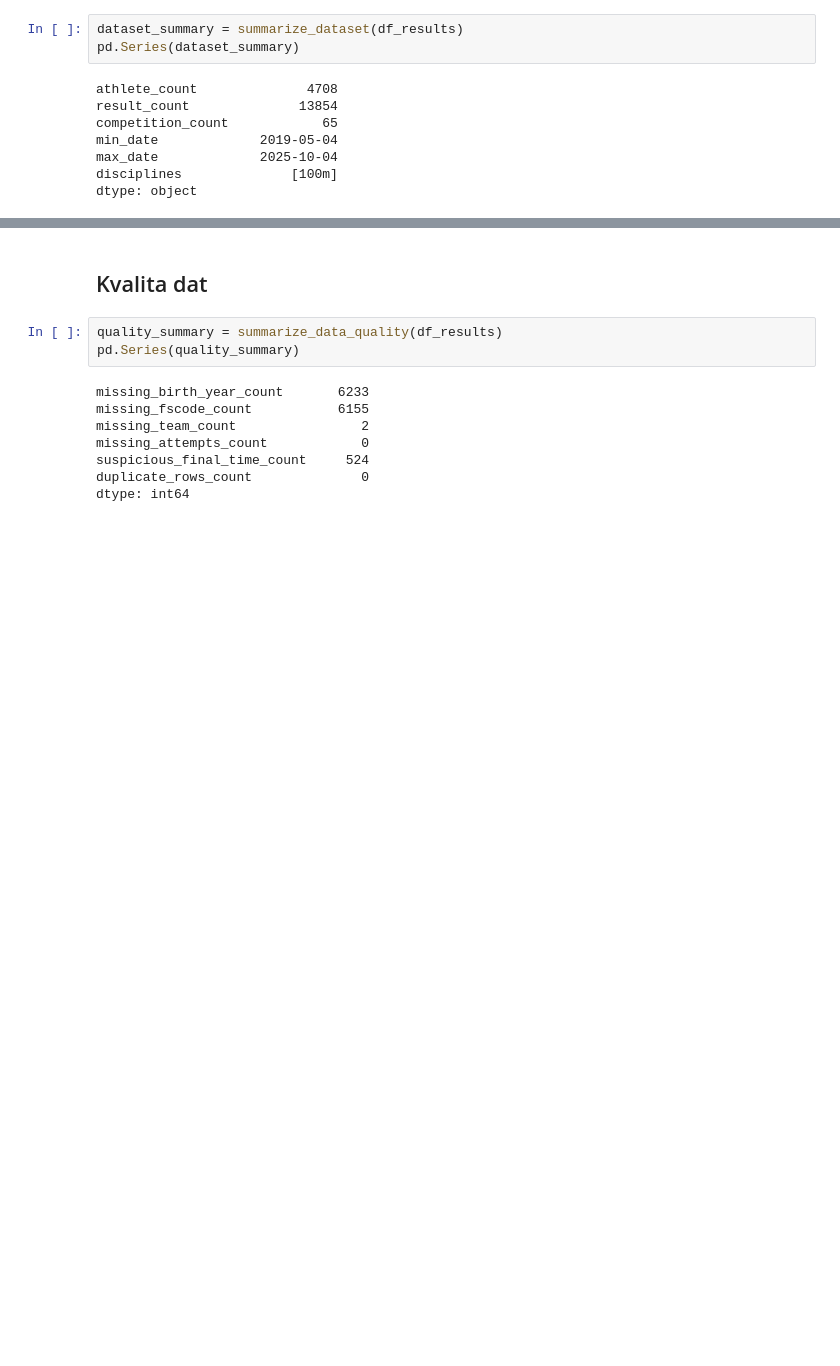
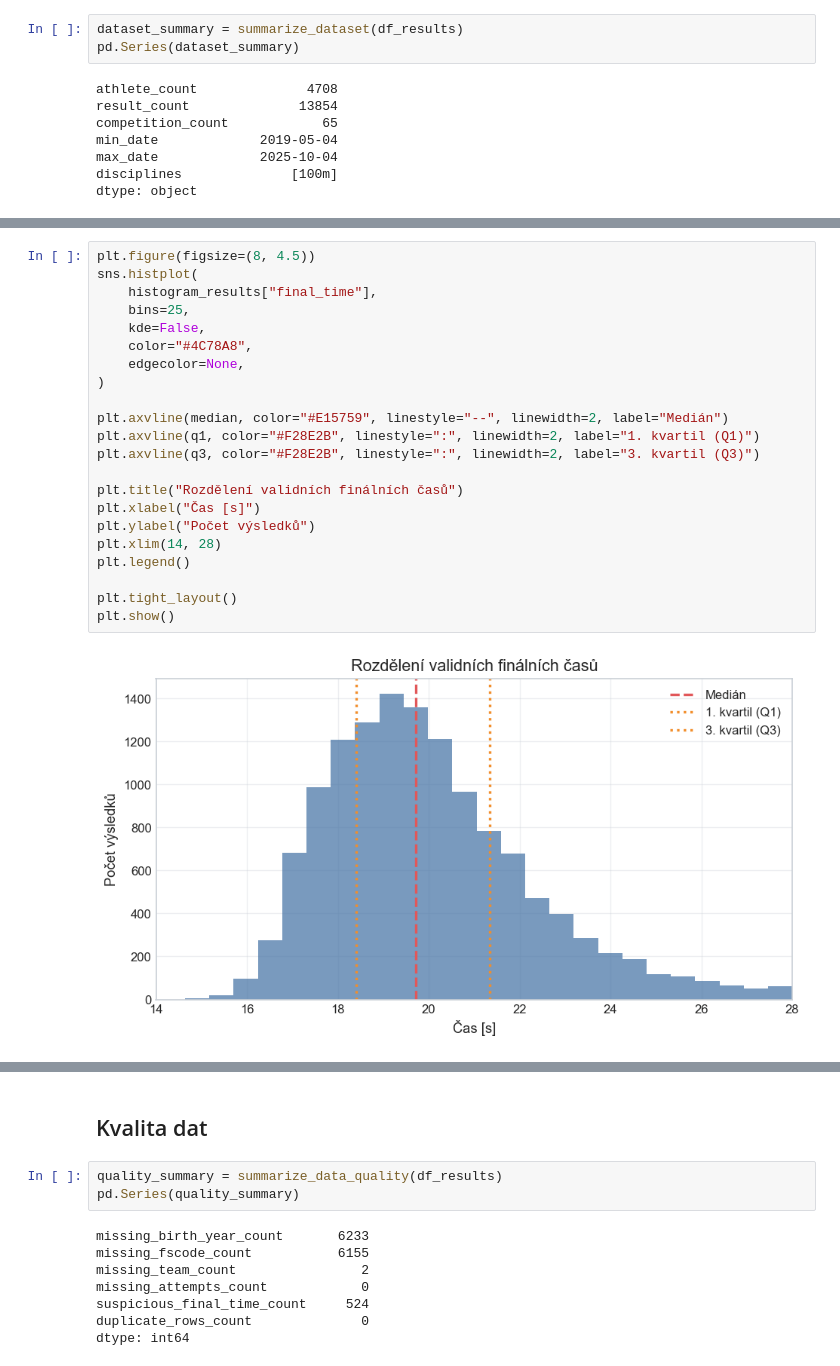
Before and after one commit to adelaleppeltova/firesport-app, a Jupyter notebook: docs/notebooks/eda.ipynb, the cells around one changed output, grey strips where cells are left out. Cells and saved outputs as stored; diff of their text form; blank space fills up the shorter version.

```diff
--- a/docs/notebooks/eda.ipynb
+++ b/docs/notebooks/eda.ipynb
@@ -224,0 +204,24 @@ plt.show()
+# %%
+plt.figure(figsize=(8, 4.5))
+sns.histplot(
+    histogram_results["final_time"],
+    bins=25,
+    kde=False,
+    color="#4C78A8",
+    edgecolor=None,
+)
+
+plt.axvline(median, color="#E15759", linestyle="--", linewidth=2, label="Medián")
+plt.axvline(q1, color="#F28E2B", linestyle=":", linewidth=2, label="1. kvartil (Q1)")
+plt.axvline(q3, color="#F28E2B", linestyle=":", linewidth=2, label="3. kvartil (Q3)")
+
+plt.title("Rozdělení validních finálních časů")
+plt.xlabel("Čas [s]")
+plt.ylabel("Počet výsledků")
+plt.xlim(14, 28)
+plt.legend()
+
+plt.tight_layout()
+plt.show()
+# %% [output]
+[figure, added]
```
Also changed, not shown: parts of 46 cells of this notebook, 12 other files.
